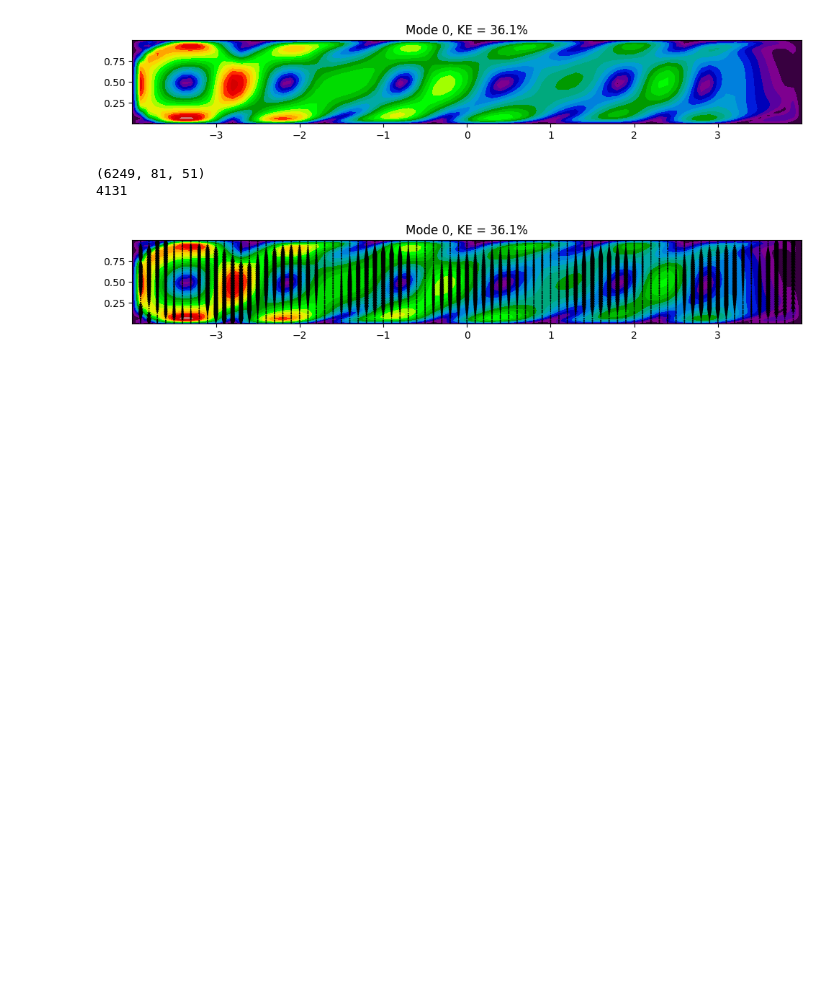
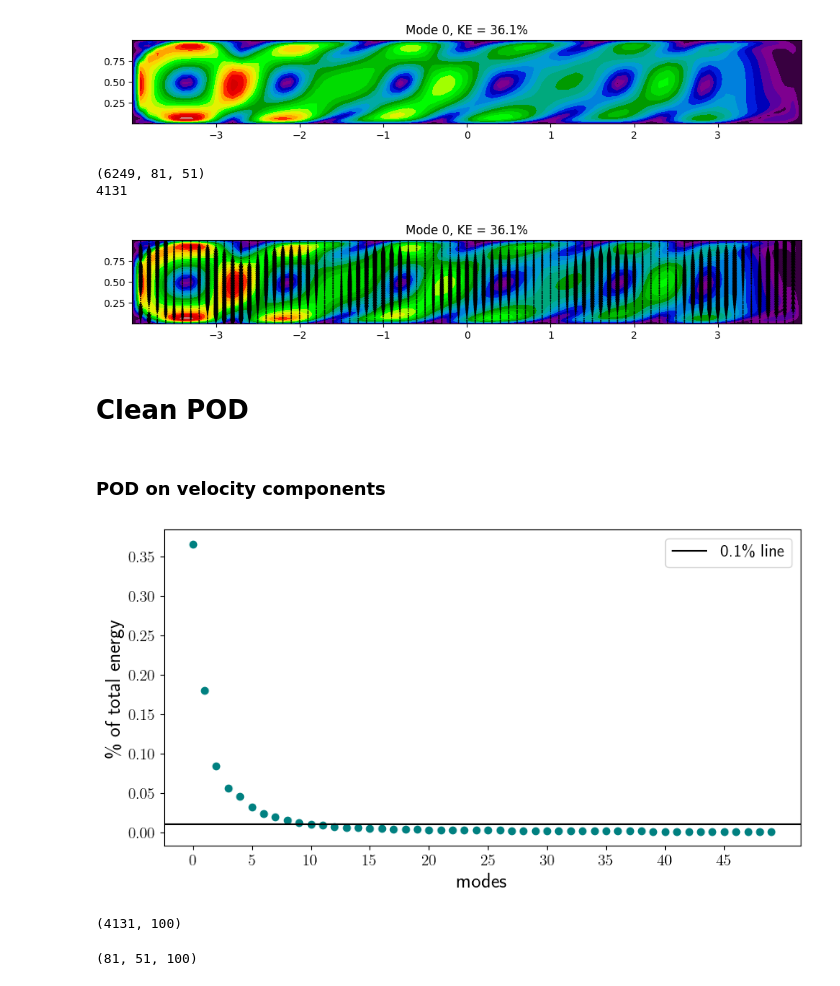
Before and after one commit to Julielmnt/Stage_M2, a Jupyter notebook: code/POD.ipynb, the cells around one changed output. Saved outputs shown, nothing was run; the diff lists cells and outputs as text; code cells hidden in the pictures; blank space fills up the shorter version.

```diff
--- a/code/POD.ipynb
+++ b/code/POD.ipynb
@@ -161,3 +224,54 @@ plt.show()
 # plt.close()
 # %% [output]
 [figure]
+# %% [markdown]
+# Clean POD
+# %% [markdown]
+### POD on velocity components
+# %%
+from data_analysis import Simulation
+current_directory = '/home/julielimonet/Documents/Stage_M2/'
+
+simulation = Simulation(current_directory)
+time, x, z, u, w, T, umean, wmean = simulation.import_data()
+
+
+h, l = np.shape(x)
+m = len(time)
+
+# reshape
+u = u - umean
+U = np.reshape(u, (m, h * l))
+
+w = w - wmean
+W = np.reshape(w, (m, h * l))
+# %%
+from POD import POD
+from POD import KE_modes_two_components
+from POD import KE_modes
+
+num_modes = 100
+modes_u, eigvals_u, eigvecs_u, proj_coef_u = POD(U, h, l, num_modes)
+modes_w, eigvals_w, eigvecs_w, proj_coef_w = POD(W, h, l, num_modes)
+
+KE_modes_all = KE_modes_two_components(eigvals_u, eigvals_w, num_modes)
+KE_modes_u = KE_modes(eigvals_u, num_modes)
+KE_modes_w = KE_modes(eigvals_w, num_modes)
+# %%
+j = 50
+from POD import plot_energy_contribution
+
+plot_energy_contribution(KE_modes_all, j, fontsize)
+plt.savefig('../results/POD/energy_contribution', dpi=300)
+# %% [output]
+[figure, added]
+# %%
+print(np.shape(modes_u))
+POD_modes_u = np.reshape(modes_u, (81,51,100))
+POD_modes_w = np.reshape(modes_w, (81,51,100))
+# %% [output]
+(4131, 100)
+# %%
+print(np.shape(POD_modes_w))
+# %% [output]
+(81, 51, 100)
```
Also changed, not shown: parts of 16 cells of this notebook, 2 other files.
